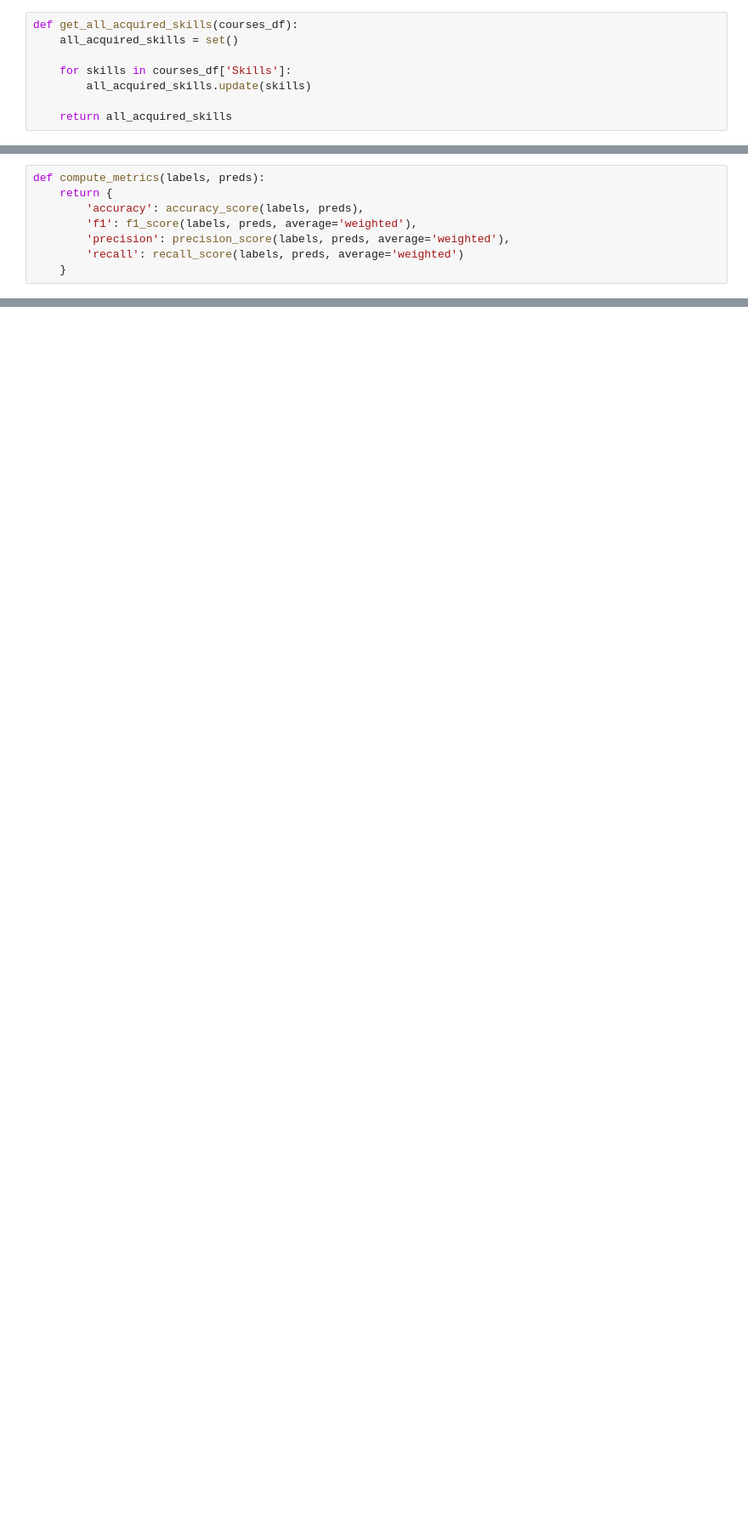
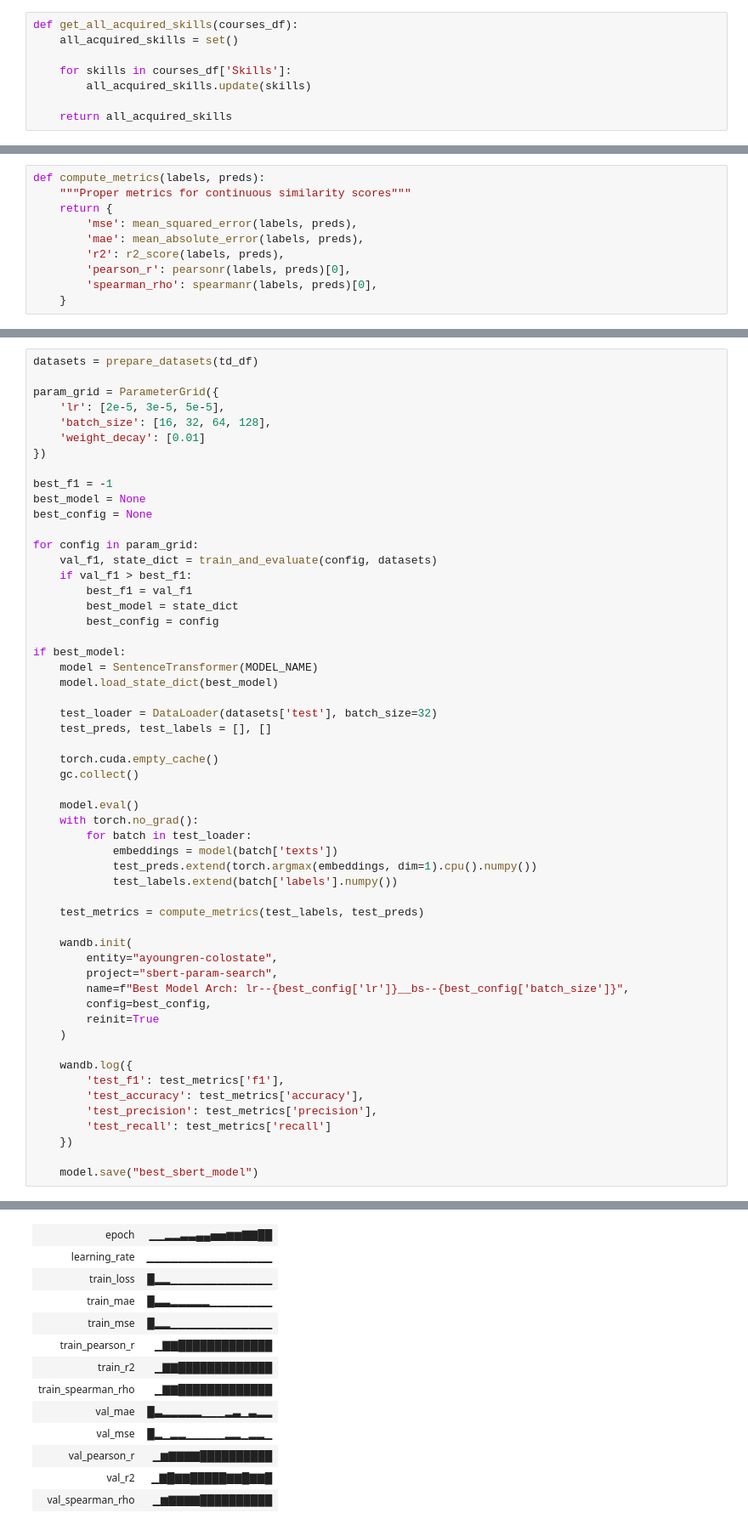
Before and after one commit to spencebl/CSU-Industry-Skills, a Jupyter notebook: bert-model/gaps_bert.ipynb, the cells around one changed output, grey strips where cells are left out. Shown at 85% size. Saved outputs shown, nothing was run; the diff lists cells and outputs as text; blank space fills up the shorter version.

```diff
--- a/bert-model/gaps_bert.ipynb
+++ b/bert-model/gaps_bert.ipynb
@@ -295,12 +310,14 @@ def prepare_datasets(td_df):
     }
-# %%
-def compute_metrics(labels, preds):
-    return {
-        'accuracy': accuracy_score(labels, preds),
-        'f1': f1_score(labels, preds, average='weighted'),
-        'precision': precision_score(labels, preds, average='weighted'),
-        'recall': recall_score(labels, preds, average='weighted')
-    }
+# %%
+def compute_metrics(labels, preds):
+    """Proper metrics for continuous similarity scores"""
+    return {
+        'mse': mean_squared_error(labels, preds),
+        'mae': mean_absolute_error(labels, preds),
+        'r2': r2_score(labels, preds),
+        'pearson_r': pearsonr(labels, preds)[0],
+        'spearman_rho': spearmanr(labels, preds)[0],
+    }
 # %%
 key_file = rf'D:\Development\cs580\CSU-Industry-Skills\WANDB_API_KEY.txt'
 
@@ -465,0 +455,56 @@ if best_model['model_path']:
+# %%
+datasets = prepare_datasets(td_df)
+
+param_grid = ParameterGrid({
+    'lr': [2e-5, 3e-5, 5e-5],
+    'batch_size': [16, 32, 64, 128],
+    'weight_decay': [0.01]
+})
+
+best_f1 = -1
+best_model = None
+best_config = None
+
+for config in param_grid:
+    val_f1, state_dict = train_and_evaluate(config, datasets)
+    if val_f1 > best_f1:
+        best_f1 = val_f1
+        best_model = state_dict
+        best_config = config
+
+if best_model:
+    model = SentenceTransformer(MODEL_NAME)
+    model.load_state_dict(best_model)
+
+    test_loader = DataLoader(datasets['test'], batch_size=32)
+    test_preds, test_labels = [], []
+
+    torch.cuda.empty_cache()
+    gc.collect()
+
+    model.eval()
+    with torch.no_grad():
+        for batch in test_loader:
+            embeddings = model(batch['texts'])
+            test_preds.extend(torch.argmax(embeddings, dim=1).cpu().numpy())
+            test_labels.extend(batch['labels'].numpy())
+
+    test_metrics = compute_metrics(test_labels, test_preds)
+
+    wandb.init(
+        entity="ayoungren-colostate",
+        project="sbert-param-search",
+        name=f"Best Model Arch: lr--{best_config['lr']}__bs--{best_config['batch_size']}",
+        config=best_config,
+        reinit=True
+    )
+
+    wandb.log({
+        'test_f1': test_metrics['f1'],
+        'test_accuracy': test_metrics['accuracy'],
+        'test_precision': test_metrics['precision'],
+        'test_recall': test_metrics['recall']
+    })
+
+    model.save("best_sbert_model")
+# %% [output]
@@ -465,0 +536,13 @@ if best_model['model_path']:
+| epoch | ▁▁▂▂▃▃▄▄▅▅▆▆▇▇██ |
+| learning_rate | ▁▁▁▁▁▁▁▁▁▁▁▁▁▁▁▁ |
+| train_loss | █▂▂▁▁▁▁▁▁▁▁▁▁▁▁▁ |
+| train_mae | █▃▃▂▂▂▂▂▁▁▁▁▁▁▁▁ |
+| train_mse | █▂▂▁▁▁▁▁▁▁▁▁▁▁▁▁ |
+| train_pearson_r | ▁▇▇█████████████ |
+| train_r2 | ▁▇▇█████████████ |
+| train_spearman_rho | ▁▇▇█████████████ |
+| val_mae | █▃▂▂▂▂▂▁▁▁▂▃▁▃▂▂ |
+| val_mse | █▂▁▂▂▁▁▁▁▁▂▂▁▂▂▁ |
+| val_pearson_r | ▁▆▇▇▇▇██████████ |
+| val_r2 | ▁▇█▇▇█████▇▇█▇▇█ |
+| val_spearman_rho | ▁▆▇▇▇▇██████████ |
```
Also changed, not shown: parts of 14 cells of this notebook, 2 other files.
